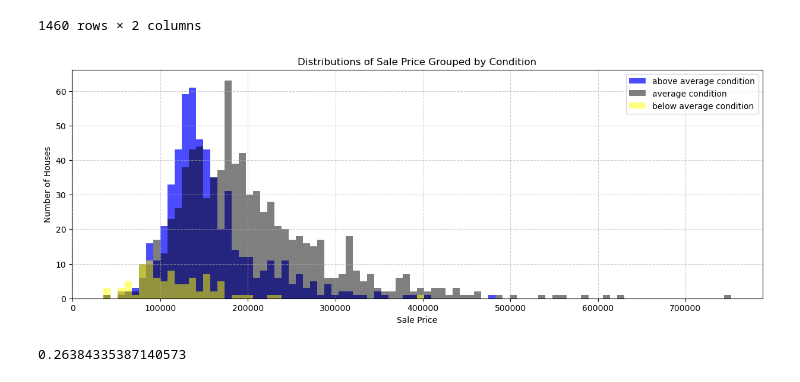
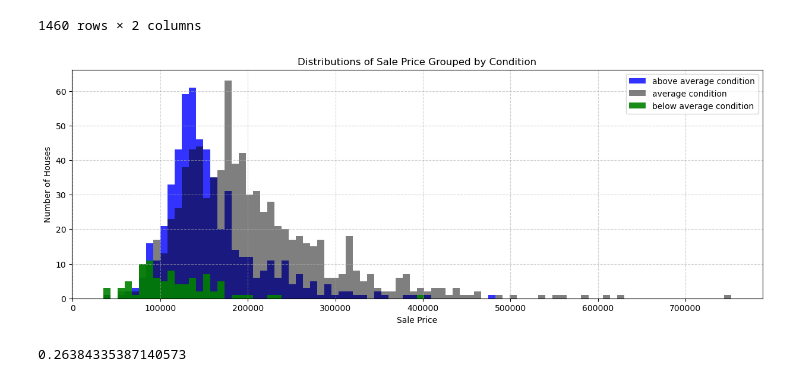
Before and after one commit to razzzorrr/Group-work, a Jupyter notebook: group_project.ipynb, the cells around one changed output. Saved outputs shown, nothing was run; the diff lists cells and outputs as text; code cells hidden in the pictures.

```diff
--- a/group_project.ipynb
+++ b/group_project.ipynb
@@ -177,37 +177,37 @@ above_average_conditions = df[df['OverallCond'] > 5]
 
 fig, ax = plt.subplots(figsize=(15,5))
 
 bins = range(df["SalePrice"].min(), df["SalePrice"].max(), int(df["SalePrice"].median()) // 20)
 
 ax.hist(
     x=above_average_conditions["SalePrice"],
     label="above average condition",
     bins=bins,
     color="blue",
-    alpha=0.7
+    alpha=0.8
 )
 ax.hist(
     x=average_conditions["SalePrice"],
     label="average condition",
     bins=bins,
     color="black",
     alpha=0.5
 )
 ax.hist(
     x=below_average_conditions["SalePrice"],
     label="below average condition",
     bins=bins,
-    color="yellow",
-    alpha=0.5
+    color="green",
+    alpha=0.9
 )
 
 ax.set_title("Distributions of Sale Price Grouped by Condition")
 ax.set_xlabel("Sale Price")
 ax.set_ylabel("Number of Houses")
 ax.legend();
 ax.grid(True, linestyle='--', alpha=0.6)
 # %% [output]
-[figure, old version]
+[figure, new version]
 # %%
 # +ve correlation
 correlation = df['LotArea'].corr(df['SalePrice'])
```
Also changed, not shown: parts of 5 cells of this notebook.
